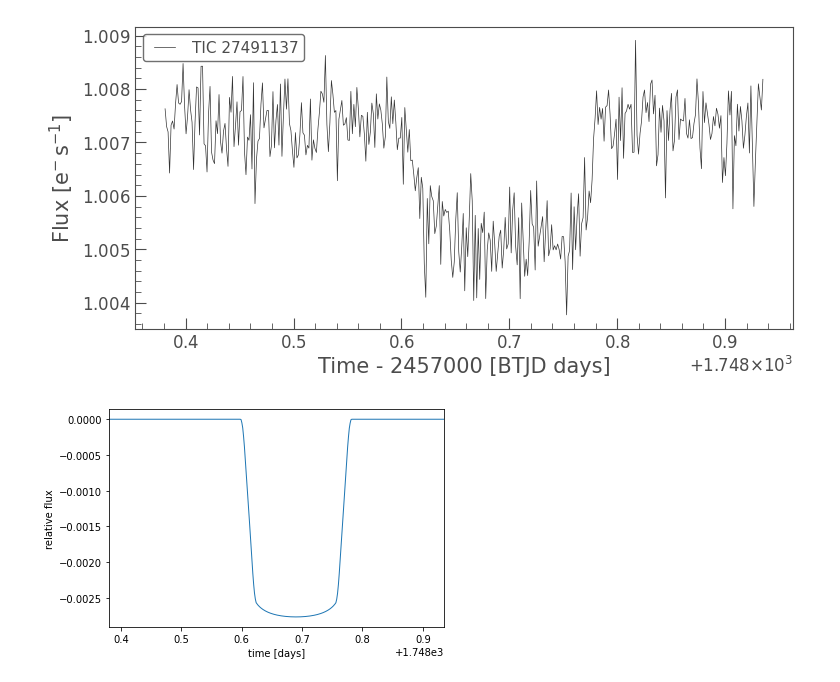
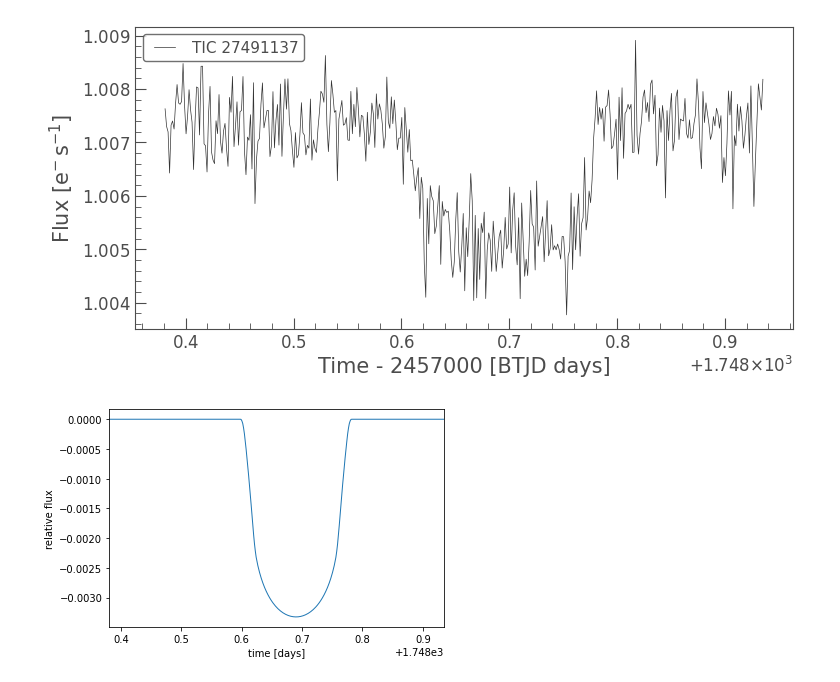
Before and after one commit to hughesymendes/TIC-27491137, a Jupyter notebook: dip2_model.ipynb, the cells around one changed output. Saved outputs shown, nothing was run; the diff lists cells and outputs as text; code cells hidden in the pictures.

```diff
--- a/dip2_model.ipynb
+++ b/dip2_model.ipynb
@@ -129,31 +129,31 @@ d4x
 # %%
 import numpy as np
 import exoplanet as xo
 
 # The light curve calculation requires an orbit
 orbit = xo.orbits.KeplerianOrbit(period=9.5, t0 =1748.69, r_star = 0.78, m_star = 0.5)
 
 # Compute a limb-darkened light curve using starry
 t = np.linspace(1748.38095812,1748.93511565,400)
 #found values from a paper for Kepler and TESS that gives a=0.4984, b= 0.1939 (using quadratic law).
 # 'u' seems to be linear but is only given as one value whereas 'u' here is 2D so I've input values
 # In between the two closest stellar temps. paper-- https://arxiv.org/pdf/0912.2274.pdf
 
-u = [0.1, 0.1]
+u = [0.525, 0.215]
 light_curve = (
     xo.LimbDarkLightCurve(u)
     .get_light_curve(orbit=orbit, r=0.04, t=t, texp=0.02)
     .eval()
 )
 # Note: the `eval` is needed because this is using Theano in
 # the background
 
 plt.plot(t, light_curve, color="C0", lw=1)
 plt.ylabel("relative flux")
 plt.xlabel("time [days]")
 _ = plt.xlim(t.min(), t.max())
 # %% [output]
-[figure, old version]
+[figure, new version]
 # %%
 import pymc3 as pm
 
```
Also changed, not shown: parts of 4 cells of this notebook.
